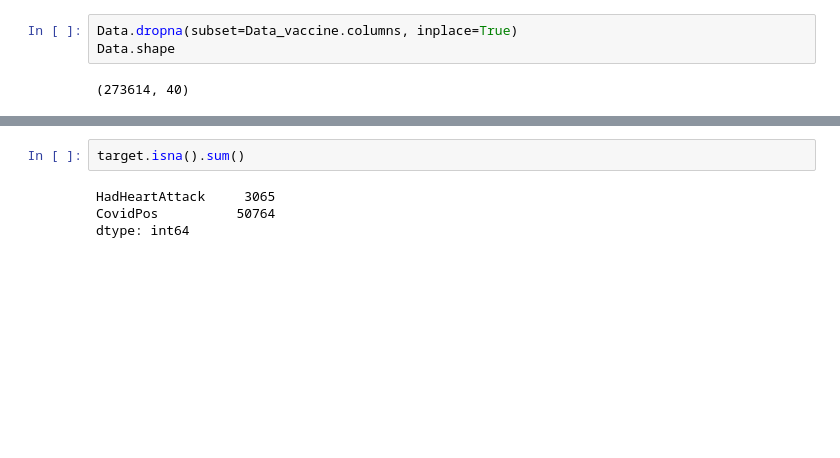
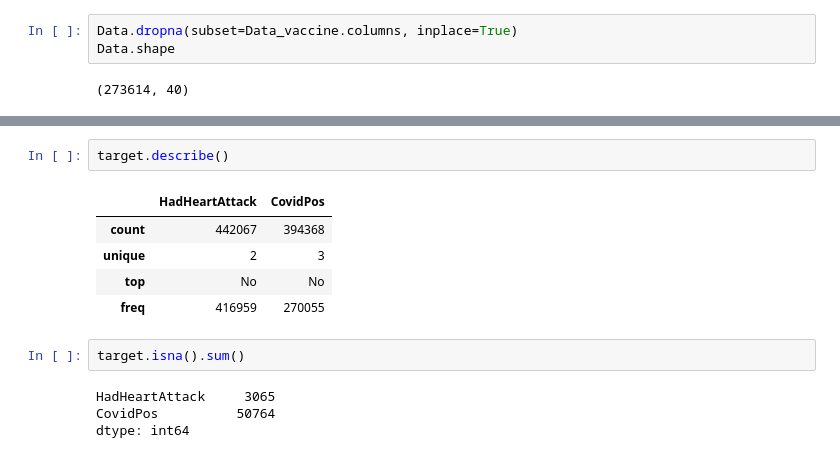
Before and after one commit to ahmedsameh909/Health-Care-Project, a Jupyter notebook: DEpi_code.ipynb, the cells around one changed output, grey strips where cells are left out. Drawn from its saved outputs; the diff is of its cells as text; blank space fills up the shorter version.

```diff
--- a/DEpi_code.ipynb
+++ b/DEpi_code.ipynb
@@ -866,3 +923,11 @@ target.sample(5)
+# %%
+target.describe()
+# %% [output]
+|  | HadHeartAttack | CovidPos |
+| count | 442067 | 394368 |
+| unique | 2 | 3 |
+| top | No | No |
+| freq | 416959 | 270055 |
 # %%
 target.isna().sum()
 # %% [output]
```
Also changed, not shown: parts of 24 cells of this notebook.
